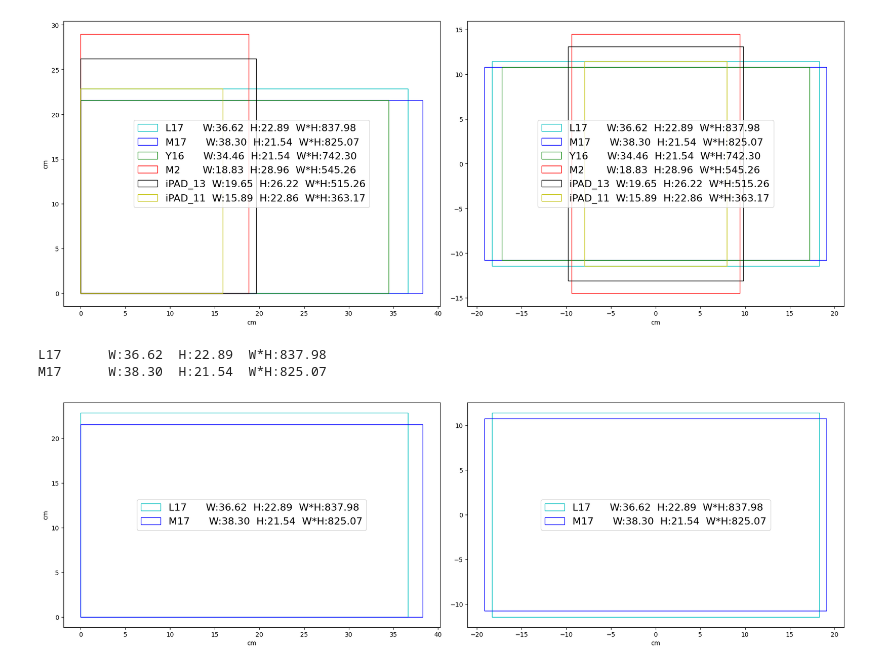
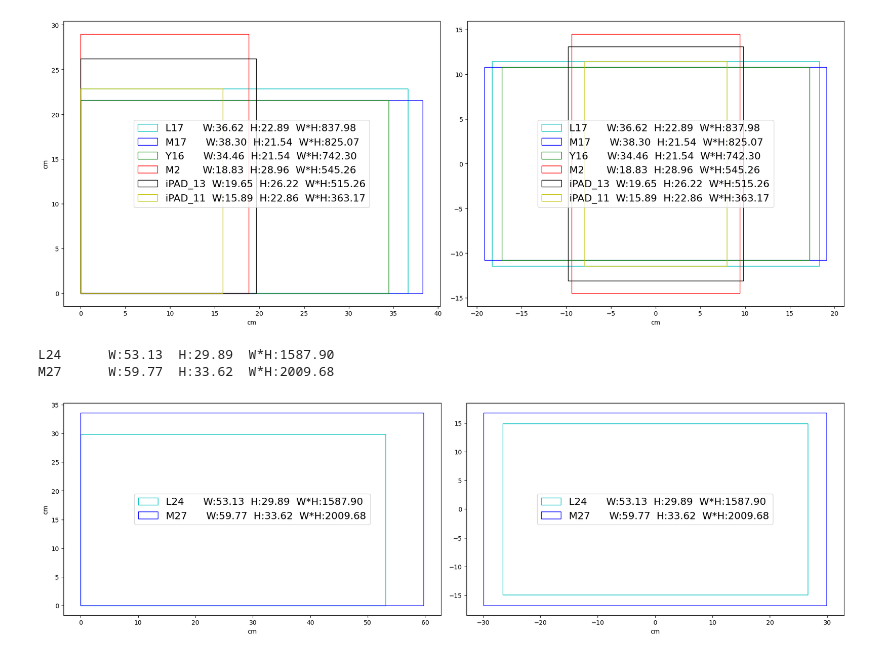
Before and after one commit to GenioSainz/Colab-Demos, a Jupyter notebook: scripts/ScreensRatios.ipynb, the cells around one changed output. Cells and saved outputs as stored; diff of their text form; code cells hidden in the pictures.

```diff
--- a/scripts/ScreensRatios.ipynb
+++ b/scripts/ScreensRatios.ipynb
@@ -166,15 +166,15 @@ iPAD_11  W:15.89  H:22.86  W*H:363.17
 # %%
 # @title  Screens H
 k = -1
 DATA = [
-        {'size':17,  'ratio':16/10,    'name':'L17','color':'c'},
-        {'size':17.3,'ratio':16/9 ,    'name':'M17','color':'b'},
+        {'size':24,'ratio':16/9,    'name':'L24','color':'c'},
+        {'size':27,'ratio':16/9 ,   'name':'M27','color':'b'},
         ]
 
 fig, ax = plt.subplots(1,2,figsize=(1800*px2inch , 1200*px2inch),constrained_layout=True)
 for data in DATA:
   plot_rectangle(data,ax)
 # %% [output]
-L17      W:36.62  H:22.89  W*H:837.98
-M17      W:38.30  H:21.54  W*H:825.07
+L24      W:53.13  H:29.89  W*H:1587.90
+M27      W:59.77  H:33.62  W*H:2009.68
-[figure, old version]
+[figure, new version]
```
Also changed, not shown: parts of 1 cell of this notebook, 5 other files.
